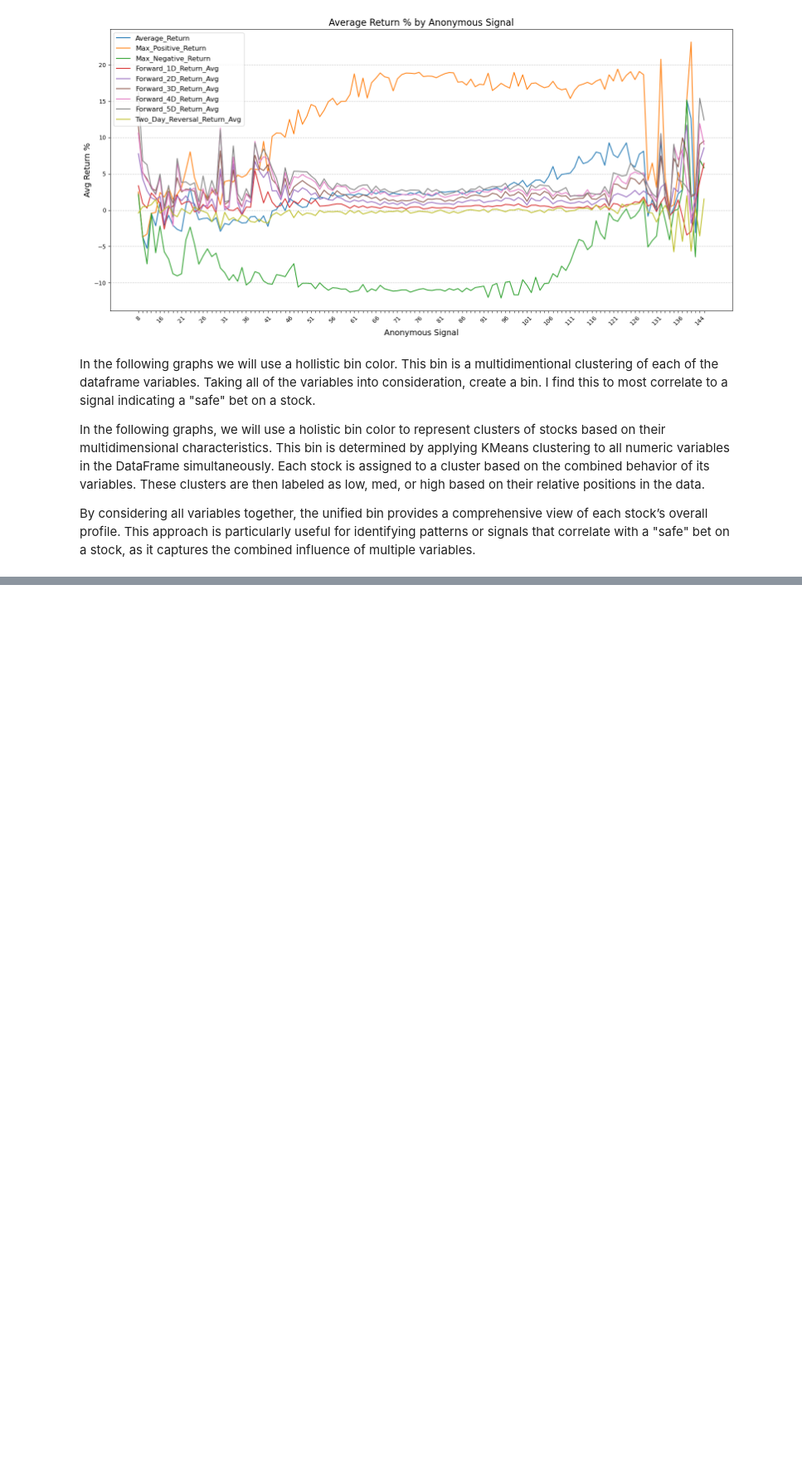
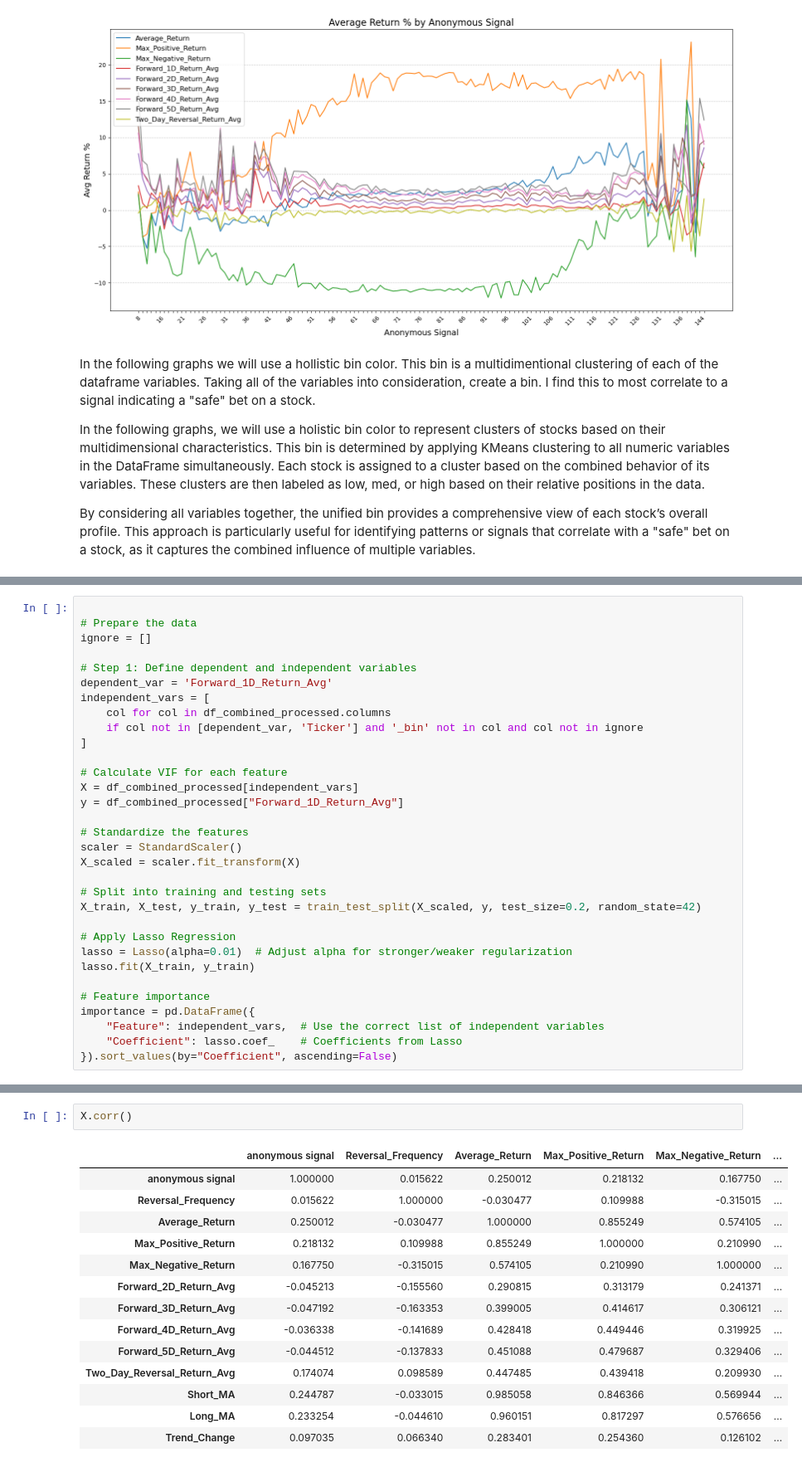
Before and after one commit to Matthew1172/IT-DA-Midterm, a Jupyter notebook: main.ipynb, the cells around one changed output, grey strips where cells are left out. Shown at 83% size. Cells and saved outputs as stored; diff of their text form; blank space fills up the shorter version.

Commit message:
Adding second regression file

```diff
--- a/main.ipynb
+++ b/main.ipynb
@@ -451,0 +613,32 @@ for return_column in return_columns:
+# %%
+
+# Prepare the data
+ignore = []
+
+# Step 1: Define dependent and independent variables
+dependent_var = 'Forward_1D_Return_Avg'
+independent_vars = [
+    col for col in df_combined_processed.columns
+    if col not in [dependent_var, 'Ticker'] and '_bin' not in col and col not in ignore
+]
+
+# Calculate VIF for each feature
+X = df_combined_processed[independent_vars]
+y = df_combined_processed["Forward_1D_Return_Avg"]
+
+# Standardize the features
+scaler = StandardScaler()
+X_scaled = scaler.fit_transform(X)
+
+# Split into training and testing sets
+X_train, X_test, y_train, y_test = train_test_split(X_scaled, y, test_size=0.2, random_state=42)
+
+# Apply Lasso Regression
+lasso = Lasso(alpha=0.01)  # Adjust alpha for stronger/weaker regularization
+lasso.fit(X_train, y_train)
+
+# Feature importance
+importance = pd.DataFrame({
+    "Feature": independent_vars,  # Use the correct list of independent variables
+    "Coefficient": lasso.coef_    # Coefficients from Lasso
+}).sort_values(by="Coefficient", ascending=False)
@@ -451,0 +695,17 @@ for return_column in return_columns:
+# %%
+X.corr()
+# %% [output]
+|  | anonymous signal | Reversal_Frequency | Average_Return | Max_Positive_Return | Max_Negative_Return | ... |
+| anonymous signal | 1.000000 | 0.015622 | 0.250012 | 0.218132 | 0.167750 | ... |
+| Reversal_Frequency | 0.015622 | 1.000000 | -0.030477 | 0.109988 | -0.315015 | ... |
+| Average_Return | 0.250012 | -0.030477 | 1.000000 | 0.855249 | 0.574105 | ... |
+| Max_Positive_Return | 0.218132 | 0.109988 | 0.855249 | 1.000000 | 0.210990 | ... |
+| Max_Negative_Return | 0.167750 | -0.315015 | 0.574105 | 0.210990 | 1.000000 | ... |
+| Forward_2D_Return_Avg | -0.045213 | -0.155560 | 0.290815 | 0.313179 | 0.241371 | ... |
+| Forward_3D_Return_Avg | -0.047192 | -0.163353 | 0.399005 | 0.414617 | 0.306121 | ... |
+| Forward_4D_Return_Avg | -0.036338 | -0.141689 | 0.428418 | 0.449446 | 0.319925 | ... |
+| Forward_5D_Return_Avg | -0.044512 | -0.137833 | 0.451088 | 0.479687 | 0.329406 | ... |
+| Two_Day_Reversal_Return_Avg | 0.174074 | 0.098589 | 0.447485 | 0.439418 | 0.209930 | ... |
+| Short_MA | 0.244787 | -0.033015 | 0.985058 | 0.846366 | 0.569944 | ... |
+| Long_MA | 0.233254 | -0.044610 | 0.960151 | 0.817297 | 0.576656 | ... |
+| Trend_Change | 0.097035 | 0.066340 | 0.283401 | 0.254360 | 0.126102 | ... |
```
Also changed, not shown: parts of 17 cells of this notebook, 1 other file.
